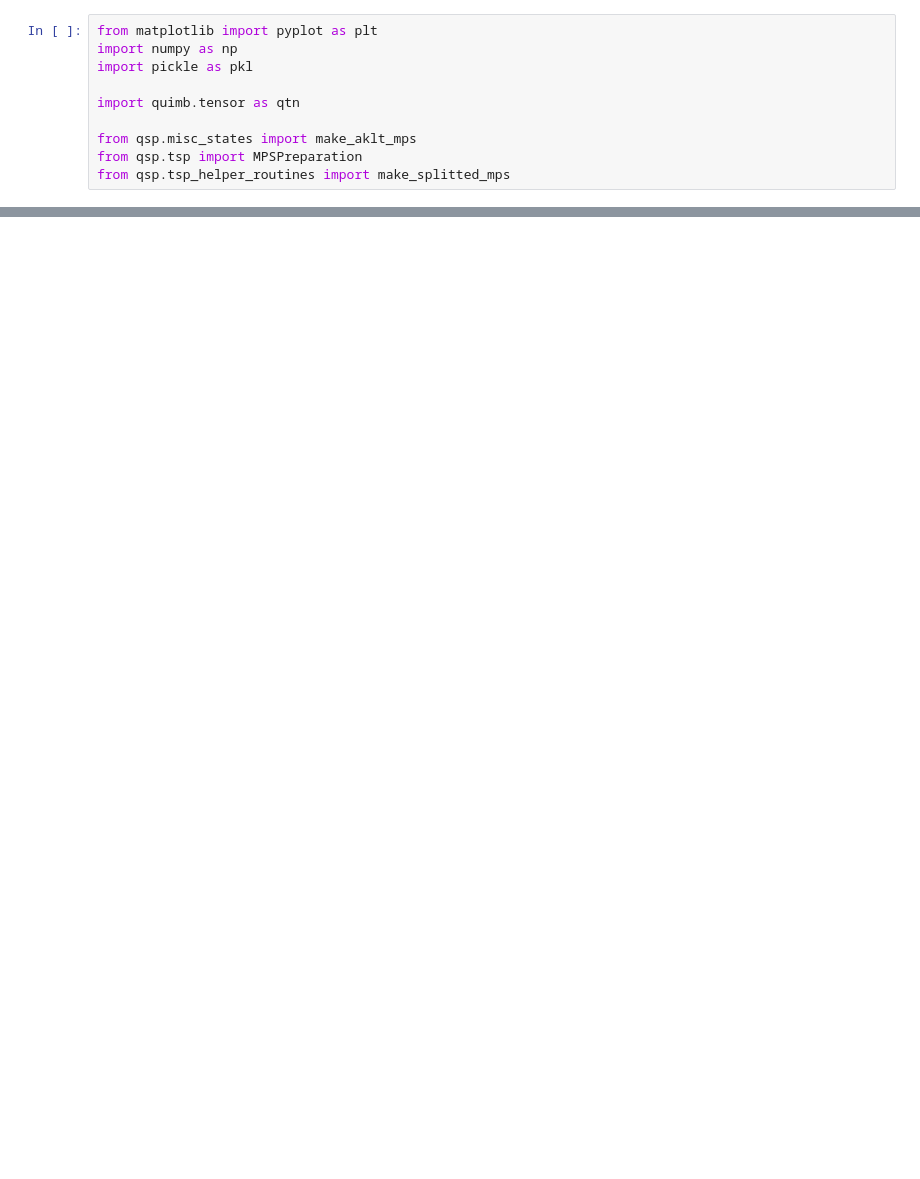
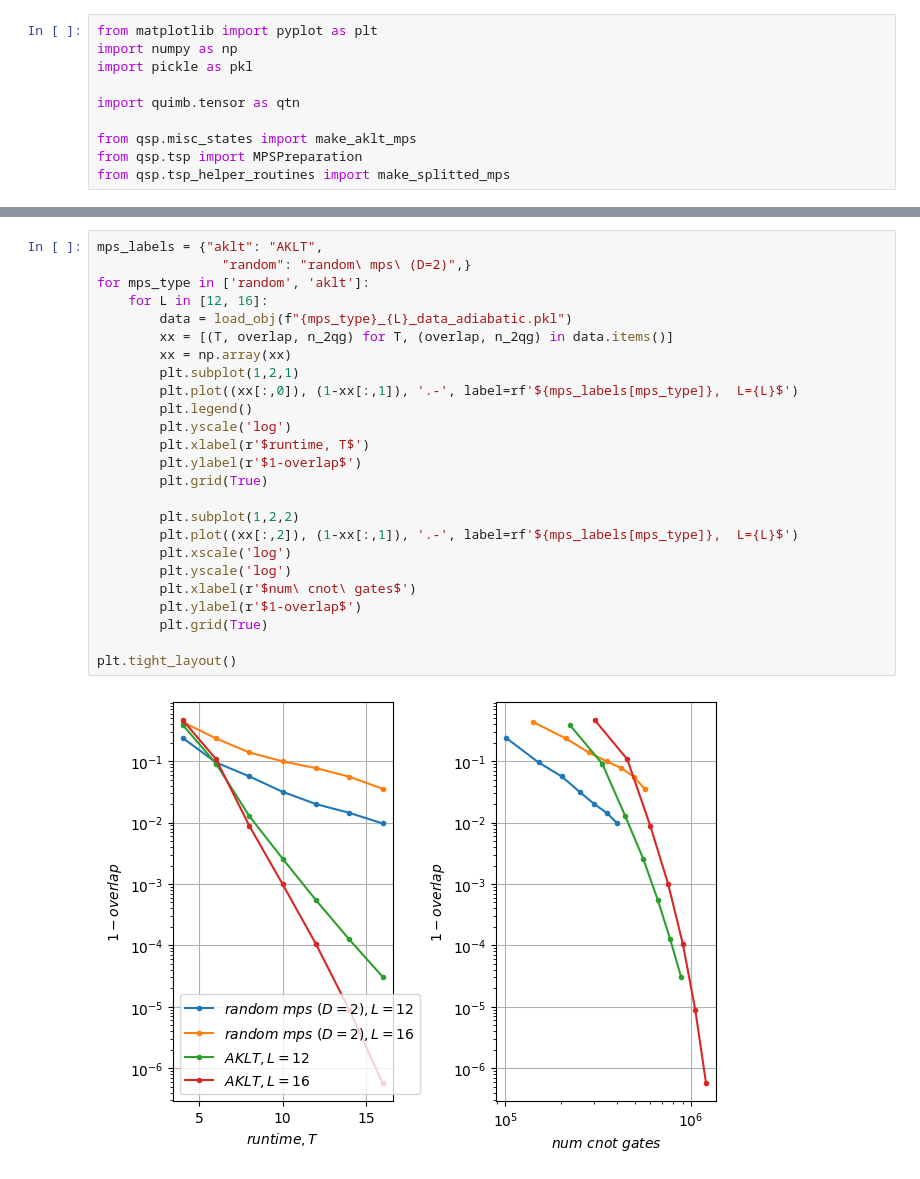
Before and after one commit to mohsin-0/qsp, a Jupyter notebook: examples/benchmarks.ipynb, the cells around one changed output, grey strips where cells are left out. Saved outputs shown, nothing was run; the diff lists cells and outputs as text; blank space fills up the shorter version.

```diff
--- a/examples/benchmarks.ipynb
+++ b/examples/benchmarks.ipynb
@@ -174,0 +148,27 @@ plt.legend()
+# %%
+mps_labels = {"aklt": "AKLT",
+                "random": "random\ mps\ (D=2)",}
+for mps_type in ['random', 'aklt']:
+    for L in [12, 16]:
+        data = load_obj(f"{mps_type}_{L}_data_adiabatic.pkl")
+        xx = [(T, overlap, n_2qg) for T, (overlap, n_2qg) in data.items()]
+        xx = np.array(xx)
+        plt.subplot(1,2,1)
+        plt.plot((xx[:,0]), (1-xx[:,1]), '.-', label=rf'${mps_labels[mps_type]},  L={L}$')
+        plt.legend()
+        plt.yscale('log')
+        plt.xlabel(r'$runtime, T$')
+        plt.ylabel(r'$1-overlap$')
+        plt.grid(True)
+
+        plt.subplot(1,2,2)
+        plt.plot((xx[:,2]), (1-xx[:,1]), '.-', label=rf'${mps_labels[mps_type]},  L={L}$')
+        plt.xscale('log')
+        plt.yscale('log')
+        plt.xlabel(r'$num\ cnot\ gates$')
+        plt.ylabel(r'$1-overlap$')
+        plt.grid(True)
+
+plt.tight_layout()
+# %% [output]
+[figure, added]
```
Also changed, not shown: parts of 13 cells of this notebook, 27 other files.
